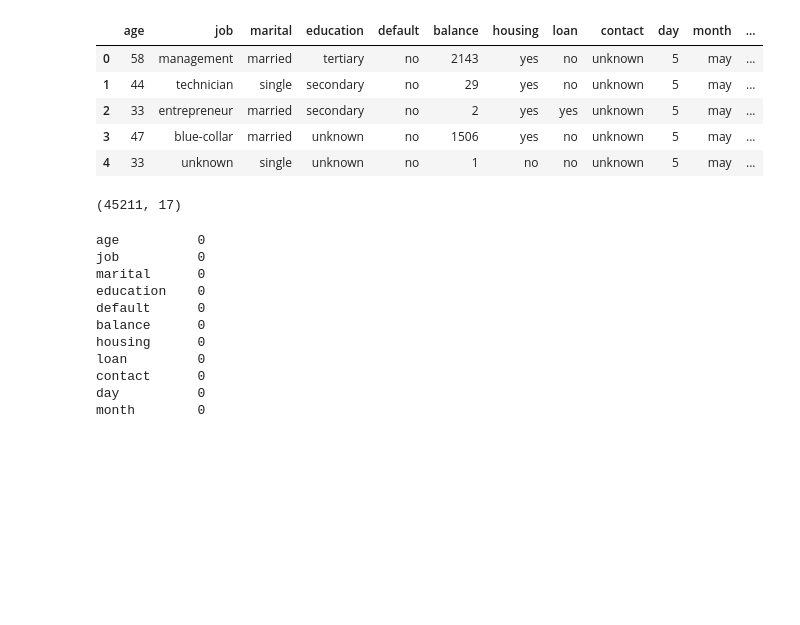
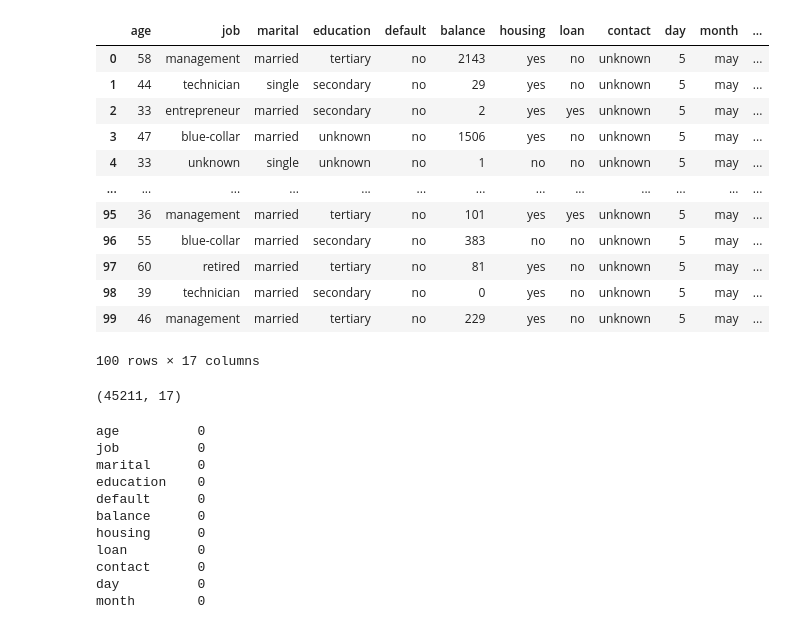
Before and after one commit to claireobrien00/Sem-2-CA1, a Jupyter notebook: Bank - pandas.ipynb, the cells around one changed output. Drawn from its saved outputs; the diff is of its cells as text; code cells hidden in the pictures; blank space fills up the shorter version.

```diff
--- a/Bank - pandas.ipynb
+++ b/Bank - pandas.ipynb
@@ -28,14 +20,21 @@ To enable the following instructions: AVX2, in other operations, rebuild TensorF
 # %%
 df = pd.read_csv('bank-full.csv', sep=';')
 # %%
-df.head()
+df.head(100)
 # %% [output]
 |  | age | job | marital | education | default | balance | housing | loan | contact | day | month | ... |
 | 0 | 58 | management | married | tertiary | no | 2143 | yes | no | unknown | 5 | may | ... |
 | 1 | 44 | technician | single | secondary | no | 29 | yes | no | unknown | 5 | may | ... |
 | 2 | 33 | entrepreneur | married | secondary | no | 2 | yes | yes | unknown | 5 | may | ... |
 | 3 | 47 | blue-collar | married | unknown | no | 1506 | yes | no | unknown | 5 | may | ... |
 | 4 | 33 | unknown | single | unknown | no | 1 | no | no | unknown | 5 | may | ... |
+| ... | ... | ... | ... | ... | ... | ... | ... | ... | ... | ... | ... | ... |
+| 95 | 36 | management | married | tertiary | no | 101 | yes | yes | unknown | 5 | may | ... |
+| 96 | 55 | blue-collar | married | secondary | no | 383 | no | no | unknown | 5 | may | ... |
+| 97 | 60 | retired | married | tertiary | no | 81 | yes | no | unknown | 5 | may | ... |
+| 98 | 39 | technician | married | secondary | no | 0 | yes | no | unknown | 5 | may | ... |
+| 99 | 46 | management | married | tertiary | no | 229 | yes | no | unknown | 5 | may | ... |
+100 rows × 17 columns
 # %%
 df.shape
 # %% [output]
```
Also changed, not shown: parts of 9 cells of this notebook, 3 other files.
